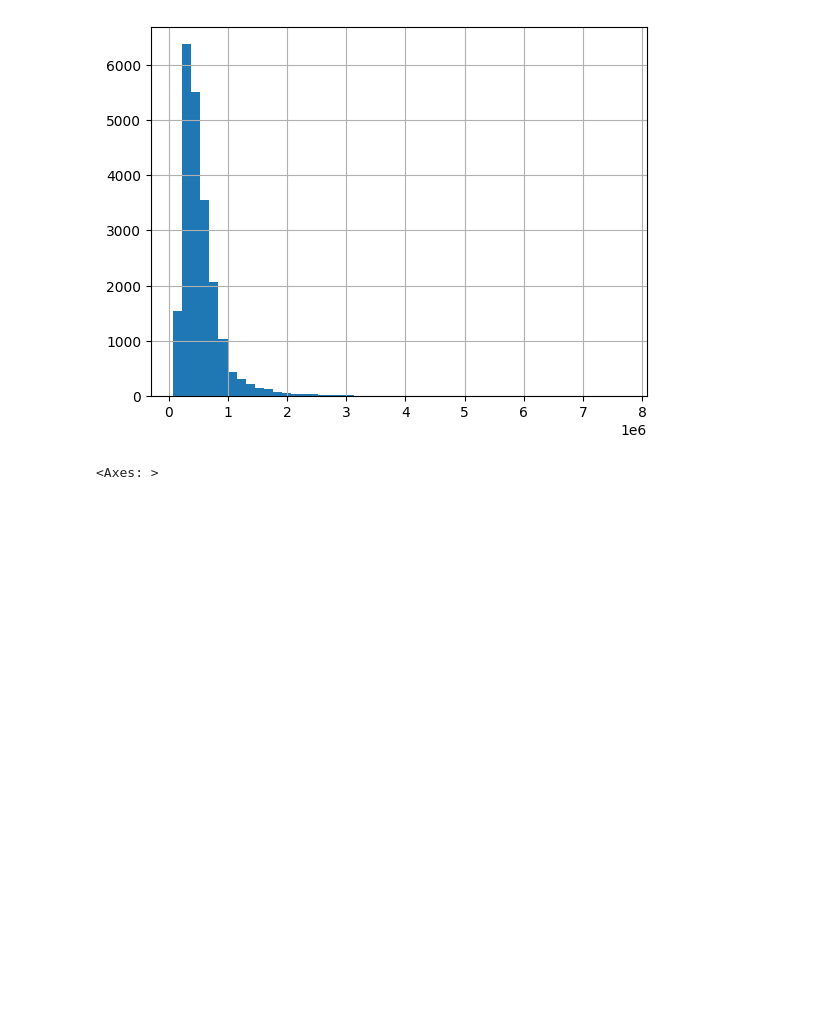
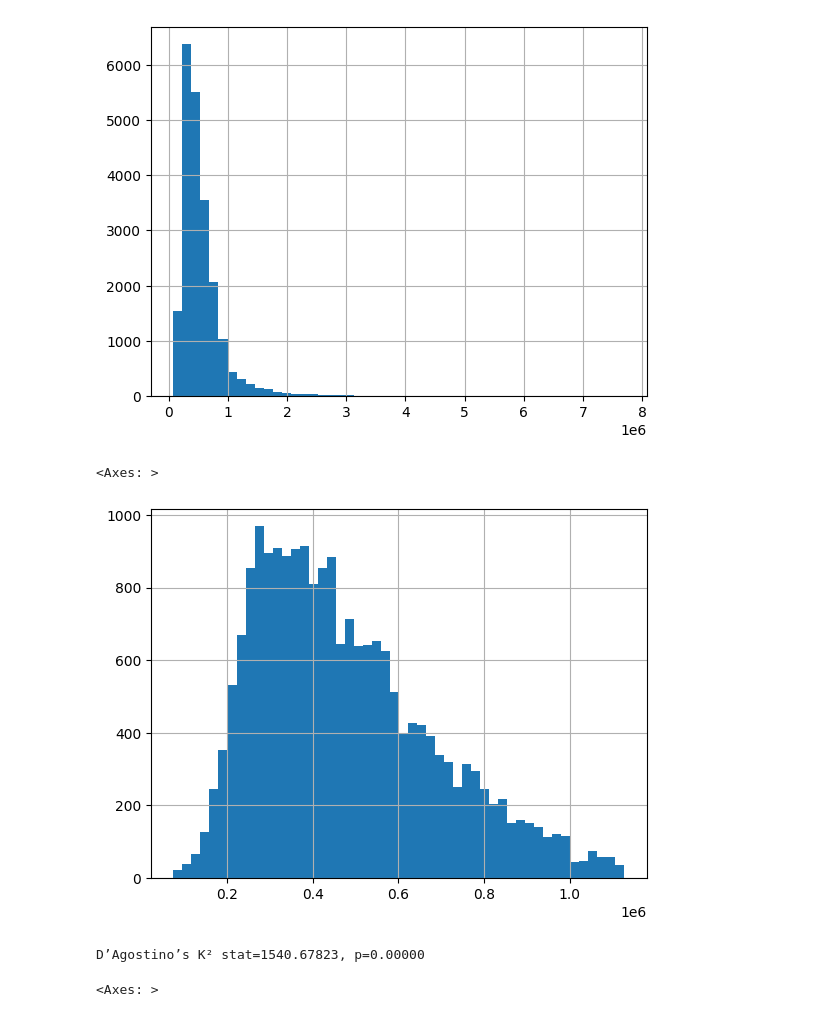
Before and after one commit to cpython-projects/da_1709, a Jupyter notebook: lesson_30.ipynb, the cells around one changed output. Drawn from its saved outputs; the diff is of its cells as text; code cells hidden in the pictures; blank space fills up the shorter version.

```diff
--- a/lesson_30.ipynb
+++ b/lesson_30.ipynb
@@ -558,11 +581,18 @@ df.price.hist(bins=50)
 # %%
 Q1 = df.price.quantile(0.25)
 Q3 = df.price.quantile(0.75)
 IQR = Q3 - Q1
 
 lower = Q1 - 1.5 * IQR
 upper = Q3 + 1.5 * IQR
 
-# df = df[(df.price >= lower) & (df.price <= upper)]
-
-df = df[(df.price >= df.price.quantile(0.01)) & (df.price <= df.price.quantile(0.99))]
+df_new = df[(df.price >= lower) & (df.price <= upper)]
+df_new.price.hist(bins=50)
+# %% [output]
+<Axes: >
+[figure, added]
+# %%
+stat, p = stats.normaltest(df_new["price"])
+print("D’Agostino’s K² stat=%.5f, p=%.5f" % (stat, p))
+# %% [output]
+D’Agostino’s K² stat=1540.67823, p=0.00000
```
Also changed, not shown: parts of 13 cells of this notebook.
